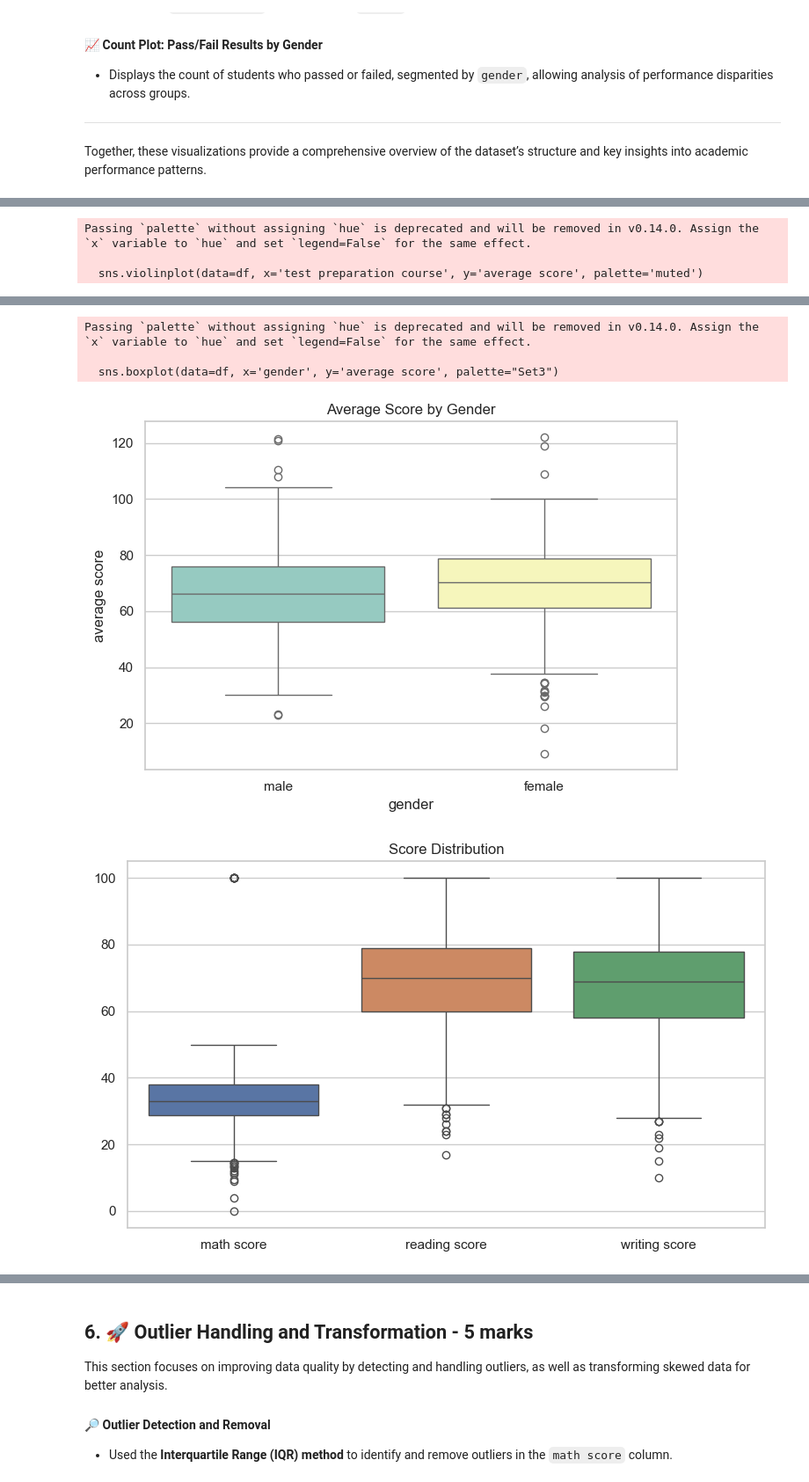
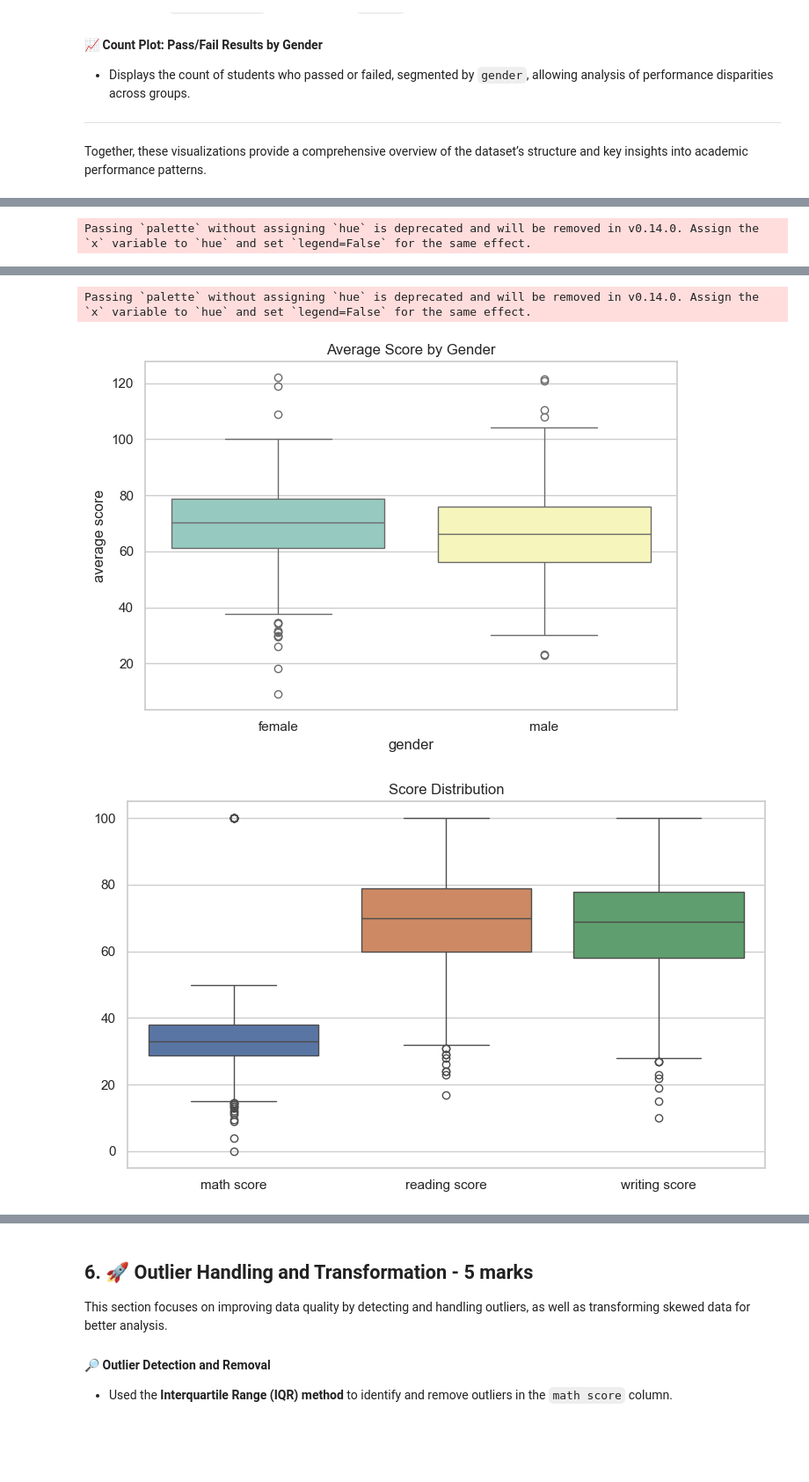
Before and after one commit to picreator-droid/Analytics-Architect-Pro-Student-Performance-In-Exam-Analysis, a Jupyter notebook: performance.ipynb, the cells around one changed output, grey strips where cells are left out. Shown at 88% size. Cells and saved outputs as stored; diff of their text form; code cells hidden in the pictures; blank space fills up the shorter version.

```diff
--- a/performance.ipynb
+++ b/performance.ipynb
@@ -294,6 +369,17 @@ df['test preparation course'] = pd.Categorical(df['test preparation course'], ca
 # Check unique values after cleaning
 print(df['gender'].unique())
 print(df['test preparation course'].unique())
+
+# ✅ Export cleaned DataFrame
+df.to_csv('cleaned_student_data.csv', index=False)
+
+import pandas as pd
+
+# ✅ Import the cleaned CSV file
+df_cleaned = pd.read_csv('cleaned_student_data.csv')
+
+# Optional: Display first few rows to verify
+print(df_cleaned.head())
 # %% [output]
 Number of duplicate rows: 0
 Normalizing math score as it has values outside 0-100.
@@ -406,46 +497,42 @@ import seaborn as sns
 
 # Correlation heatmap
 plt.figure(figsize=(8,6))
-sns.heatmap(df.corr(numeric_only=True), annot=True, cmap="coolwarm", fmt=".2f")
+sns.heatmap(df_cleaned.corr(numeric_only=True), annot=True, cmap="coolwarm", fmt=".2f")
 plt.title("Correlation Heatmap")
 plt.tight_layout()
 plt.show()
 
 # Violin plot: Average score by test preparation course
 plt.figure(figsize=(7,5))
-sns.violinplot(data=df, x='test preparation course', y='average score', palette='muted')
+sns.violinplot(data=df_cleaned, x='test preparation course', y='average score', palette='muted')
 plt.title("Average Score vs Test Preparation")
 plt.tight_layout()
 plt.show()
 
 # Boxplot: Average score by gender
 plt.figure(figsize=(7,5))
-sns.boxplot(data=df, x='gender', y='average score', palette="Set3")
+sns.boxplot(data=df_cleaned, x='gender', y='average score', palette="Set3")
 plt.title("Average Score by Gender")
 plt.tight_layout()
 plt.show()
 
 # Boxplot: Score distributions for math, reading, and writing scores
 plt.figure(figsize=(8,5))
-sns.boxplot(data=df[['math score', 'reading score', 'writing score']])
+sns.boxplot(data=df_cleaned[['math score', 'reading score', 'writing score']])
 plt.title("Score Distribution")
 plt.tight_layout()
 plt.show()
 
 # Countplot: Pass/Fail results by gender
 plt.figure(figsize=(7,5))
-sns.countplot(data=df, x='result', hue='gender', palette='Set2')
+sns.countplot(data=df_cleaned, x='result', hue='gender', palette='Set2')
 plt.title("Pass/Fail by Gender")
 plt.tight_layout()
 plt.show()
 # %% [output]
 [figure]
 Passing `palette` without assigning `hue` is deprecated and will be removed in v0.14.0. Assign the `x` variable to `hue` and set `legend=False` for the same effect.
-
-  sns.violinplot(data=df, x='test preparation course', y='average score', palette='muted')
 [figure]
 Passing `palette` without assigning `hue` is deprecated and will be removed in v0.14.0. Assign the `x` variable to `hue` and set `legend=False` for the same effect.
-
-  sns.boxplot(data=df, x='gender', y='average score', palette="Set3")
-[figure, old version]
+[figure, new version]
 [figure]
```
Also changed, not shown: parts of 22 cells of this notebook.
